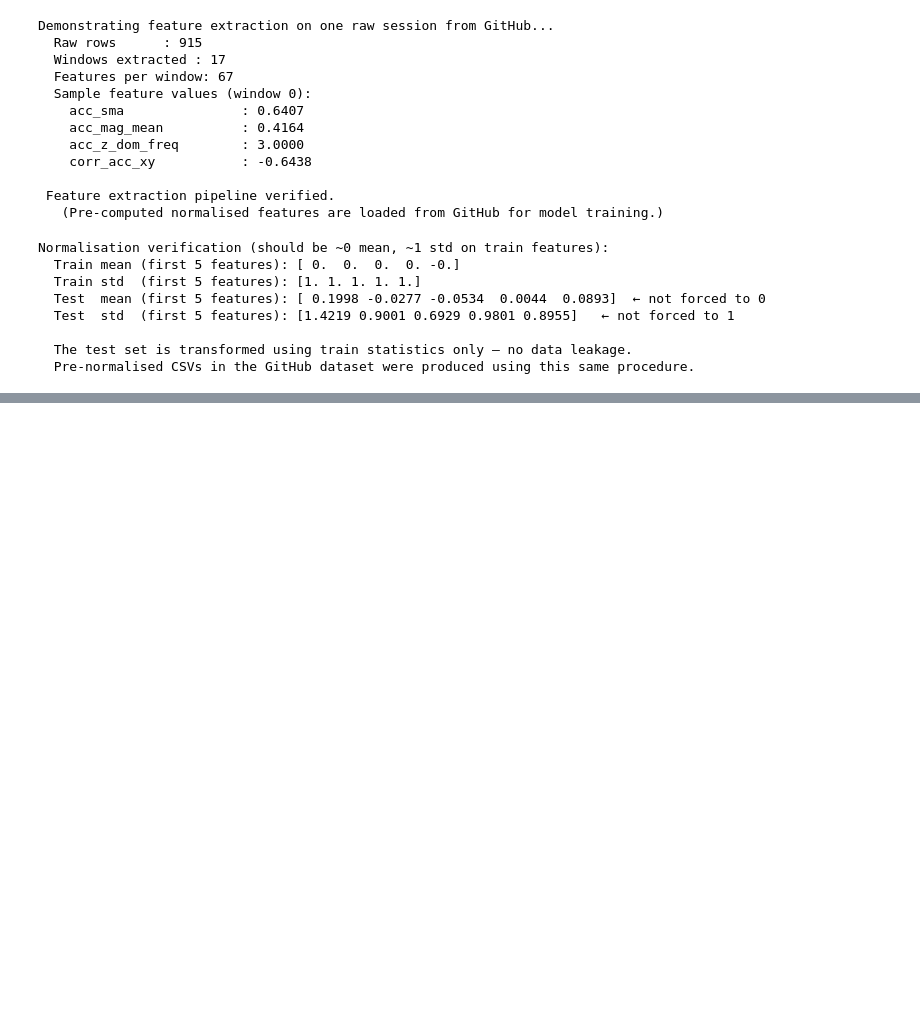
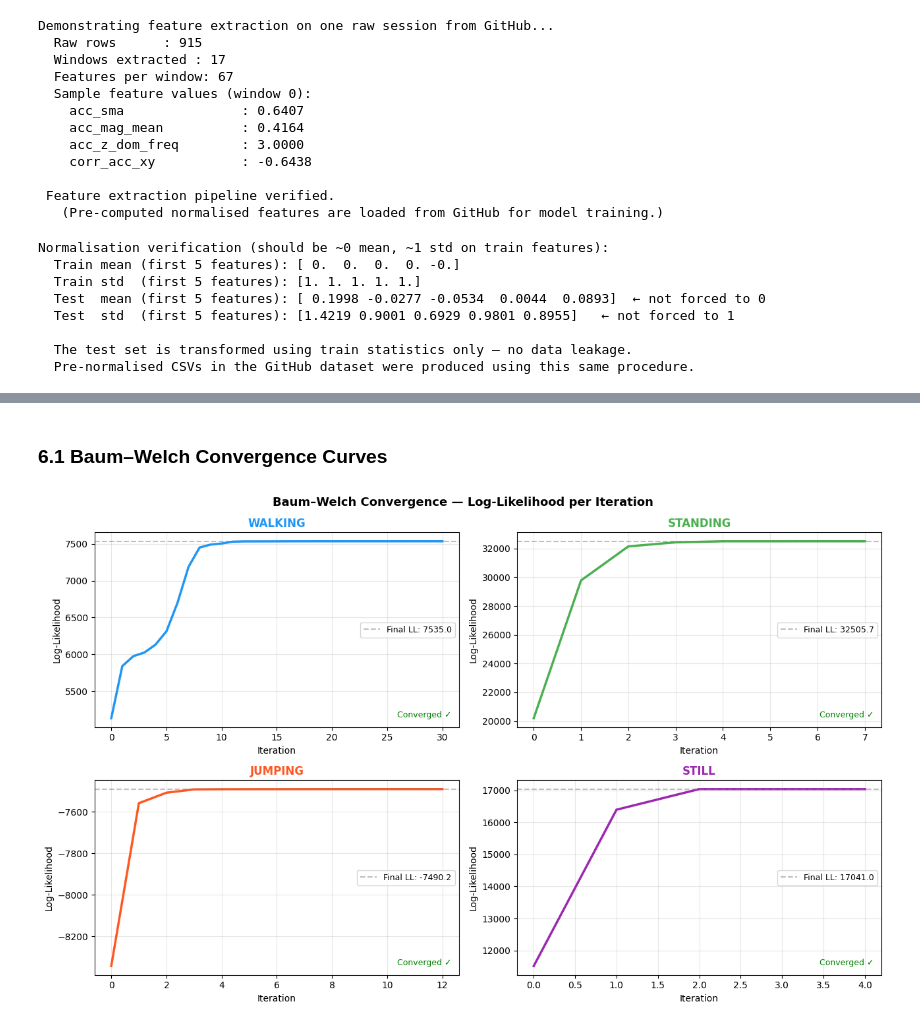
Before and after one commit to yvettegahamanyi/motion-model-using-HMM, a Jupyter notebook: Formative_2_HMM_Activity_Recognition.ipynb, the cells around one changed output, grey strips where cells are left out. Cells and saved outputs as stored; diff of their text form; code cells hidden in the pictures; blank space fills up the shorter version.

```diff
--- a/Formative_2_HMM_Activity_Recognition.ipynb
+++ b/Formative_2_HMM_Activity_Recognition.ipynb
@@ -501,0 +565,25 @@ Normalisation verification (should be ~0 mean, ~1 std on train features):
+# %% [markdown]
+### 6.1 Baum–Welch Convergence Curves
+# %%
+fig, axes = plt.subplots(2, 2, figsize=(13, 8))
+fig.suptitle("Baum–Welch Convergence — Log-Likelihood per Iteration", fontsize=13, fontweight="bold")
+
+for ax, act in zip(axes.flat, ACTIVITIES):
+    history = models[act].monitor_.history
+    ax.plot(history, color=COLOR_MAP[act], linewidth=2.5)
+    ax.axhline(history[-1], linestyle="--", color="gray", alpha=0.5,
+               label=f"Final LL: {history[-1]:.1f}")
+    ax.set_title(f"{act.upper()}", color=COLOR_MAP[act], fontweight="bold")
+    ax.set_xlabel("Iteration")
+    ax.set_ylabel("Log-Likelihood")
+    ax.legend(fontsize=9)
+    ax.grid(alpha=0.3)
+    txt = "Converged ✓" if models[act].monitor_.converged else "Not converged ✗"
+    ax.text(0.98, 0.05, txt, transform=ax.transAxes, ha="right", fontsize=9,
+            color="green" if models[act].monitor_.converged else "red")
+
+plt.tight_layout()
+plt.savefig("baum_welch_convergence.png", dpi=150, bbox_inches="tight")
+plt.show()
+# %% [output]
+[figure, added]
```
Also changed, not shown: parts of 27 cells of this notebook.
